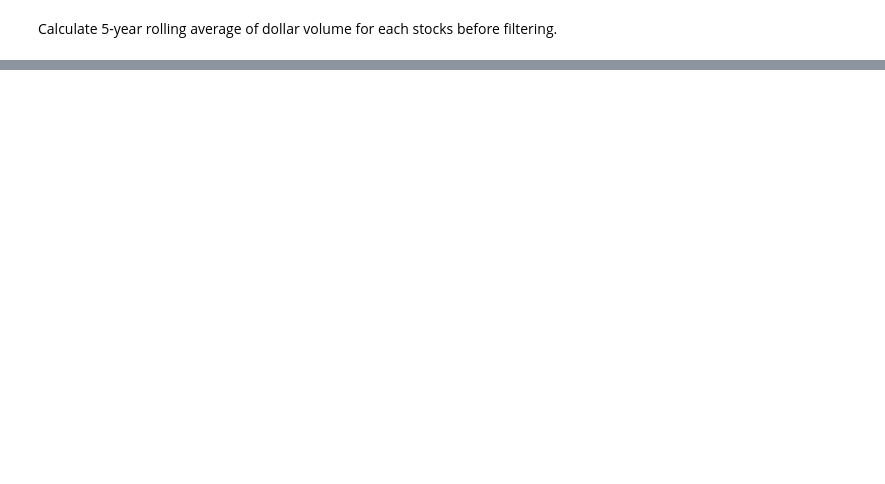
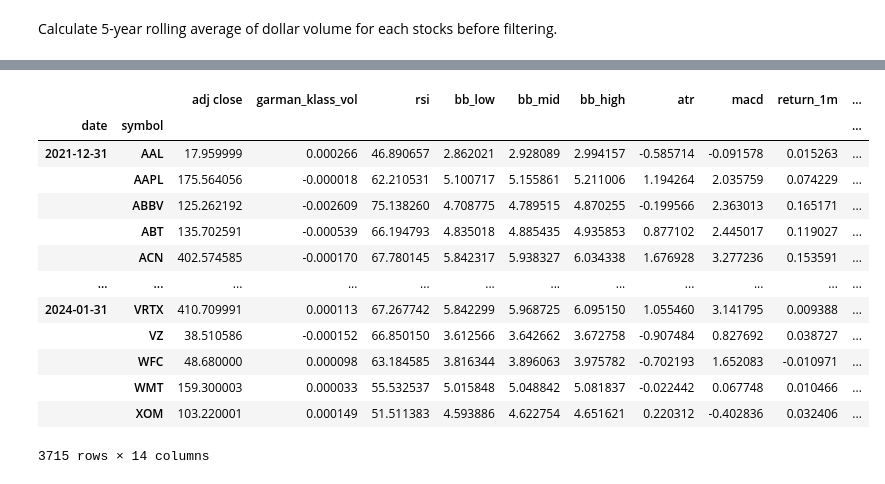
Before and after one commit to phytal/algorithmic-trading-python, a Jupyter notebook: unsupervised_learning.ipynb, the cells around one changed output, grey strips where cells are left out. Saved outputs shown, nothing was run; the diff lists cells and outputs as text; code cells hidden in the pictures; blank space fills up the shorter version.

Commit message:
calculated monthly returns for different time horizons

```diff
--- a/unsupervised_learning.ipynb
+++ b/unsupervised_learning.ipynb
@@ -321,0 +322,34 @@ To capture time series dynamics that reflect, for example, momentum patterns, we
+# %%
+def calculate_returns(df):
+    outlier_cutoff = 0.005
+
+    lags = [1,2,3,6,9,12]
+
+    for lag in lags:
+        df[f'return_{lag}m'] = (df['adj close']
+                               .pct_change(lag)
+                               .pipe(lambda x: x.clip(lower=x.quantile(outlier_cutoff),
+                                                      upper=x.quantile(1-outlier_cutoff)))
+                               .add(1)
+                               .pow(1/lag)
+                               .sub(1))
+    return df
+
+data = data.groupby(level=1, group_keys=False).apply(calculate_returns).dropna()
+
+data
+# %% [output]
+|  |  | adj close | garman_klass_vol | rsi | bb_low | bb_mid | bb_high | atr | macd | return_1m | ... |
+| date | symbol |  |  |  |  |  |  |  |  |  | ... |
+| 2021-12-31 | AAL | 17.959999 | 0.000266 | 46.890657 | 2.862021 | 2.928089 | 2.994157 | -0.585714 | -0.091578 | 0.015263 | ... |
+|  | AAPL | 175.564056 | -0.000018 | 62.210531 | 5.100717 | 5.155861 | 5.211006 | 1.194264 | 2.035759 | 0.074229 | ... |
+|  | ABBV | 125.262192 | -0.002609 | 75.138260 | 4.708775 | 4.789515 | 4.870255 | -0.199566 | 2.363013 | 0.165171 | ... |
+|  | ABT | 135.702591 | -0.000539 | 66.194793 | 4.835018 | 4.885435 | 4.935853 | 0.877102 | 2.445017 | 0.119027 | ... |
+|  | ACN | 402.574585 | -0.000170 | 67.780145 | 5.842317 | 5.938327 | 6.034338 | 1.676928 | 3.277236 | 0.153591 | ... |
+| ... | ... | ... | ... | ... | ... | ... | ... | ... | ... | ... | ... |
+| 2024-01-31 | VRTX | 410.709991 | 0.000113 | 67.267742 | 5.842299 | 5.968725 | 6.095150 | 1.055460 | 3.141795 | 0.009388 | ... |
+|  | VZ | 38.510586 | -0.000152 | 66.850150 | 3.612566 | 3.642662 | 3.672758 | -0.907484 | 0.827692 | 0.038727 | ... |
+|  | WFC | 48.680000 | 0.000098 | 63.184585 | 3.816344 | 3.896063 | 3.975782 | -0.702193 | 1.652083 | -0.010971 | ... |
+|  | WMT | 159.300003 | 0.000033 | 55.532537 | 5.015848 | 5.048842 | 5.081837 | -0.022442 | 0.067748 | 0.010466 | ... |
+|  | XOM | 103.220001 | 0.000149 | 51.511383 | 4.593886 | 4.622754 | 4.651621 | 0.220312 | -0.402836 | 0.032406 | ... |
+3715 rows × 14 columns
```
Also changed, not shown: parts of 14 cells of this notebook.
